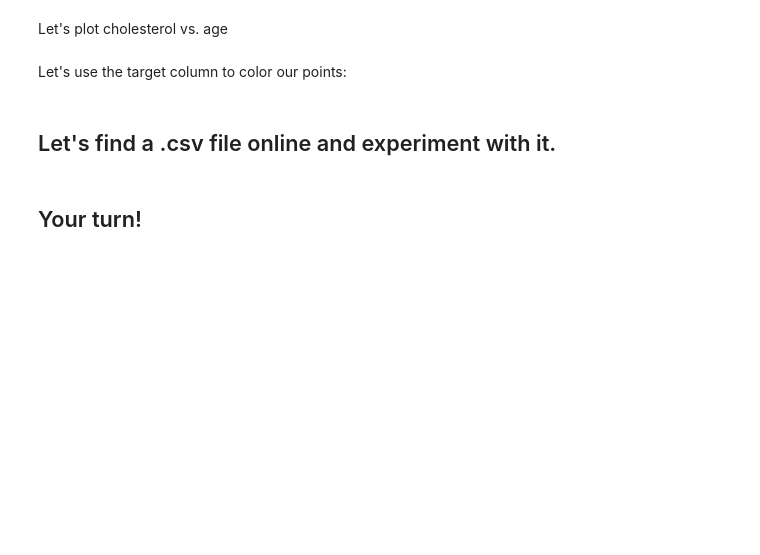
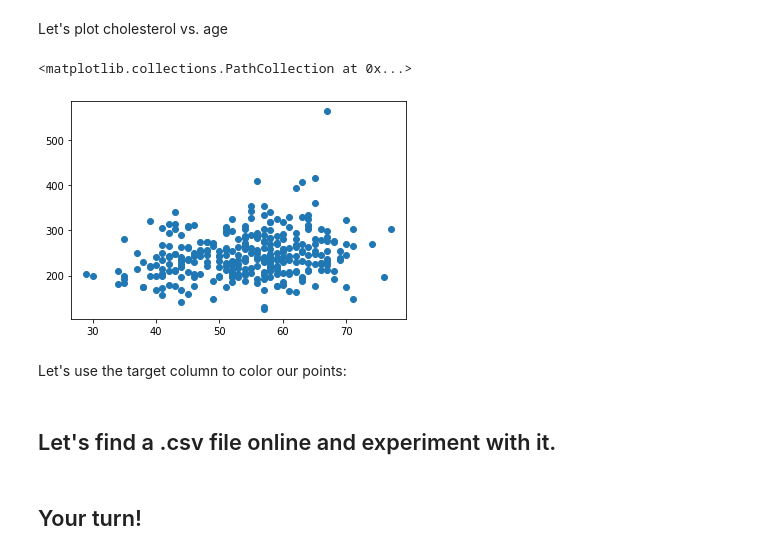
Before and after one commit to dirkstrong1/pandas1_seattle-ds-080519, a Jupyter notebook: pandas_intro.ipynb, the cells around one changed output. Saved outputs shown, nothing was run; the diff lists cells and outputs as text; code cells hidden in the pictures; blank space fills up the shorter version.

```diff
--- a/pandas_intro.ipynb
+++ b/pandas_intro.ipynb
@@ -81,5 +232,10 @@ Let's plot a histogram of patients' ages:
 # %% [markdown]
 Let's plot cholesterol vs. age
+# %%
+plt.scatter(heart_augmented_fixed['age'], heart_augmented_fixed['chol'])
+# %% [output]
+<matplotlib.collections.PathCollection at 0x...>
+[figure, added]
 # %% [markdown]
 Let's use the target column to color our points:
 # %% [markdown]
```
Also changed, not shown: parts of 18 cells of this notebook.
